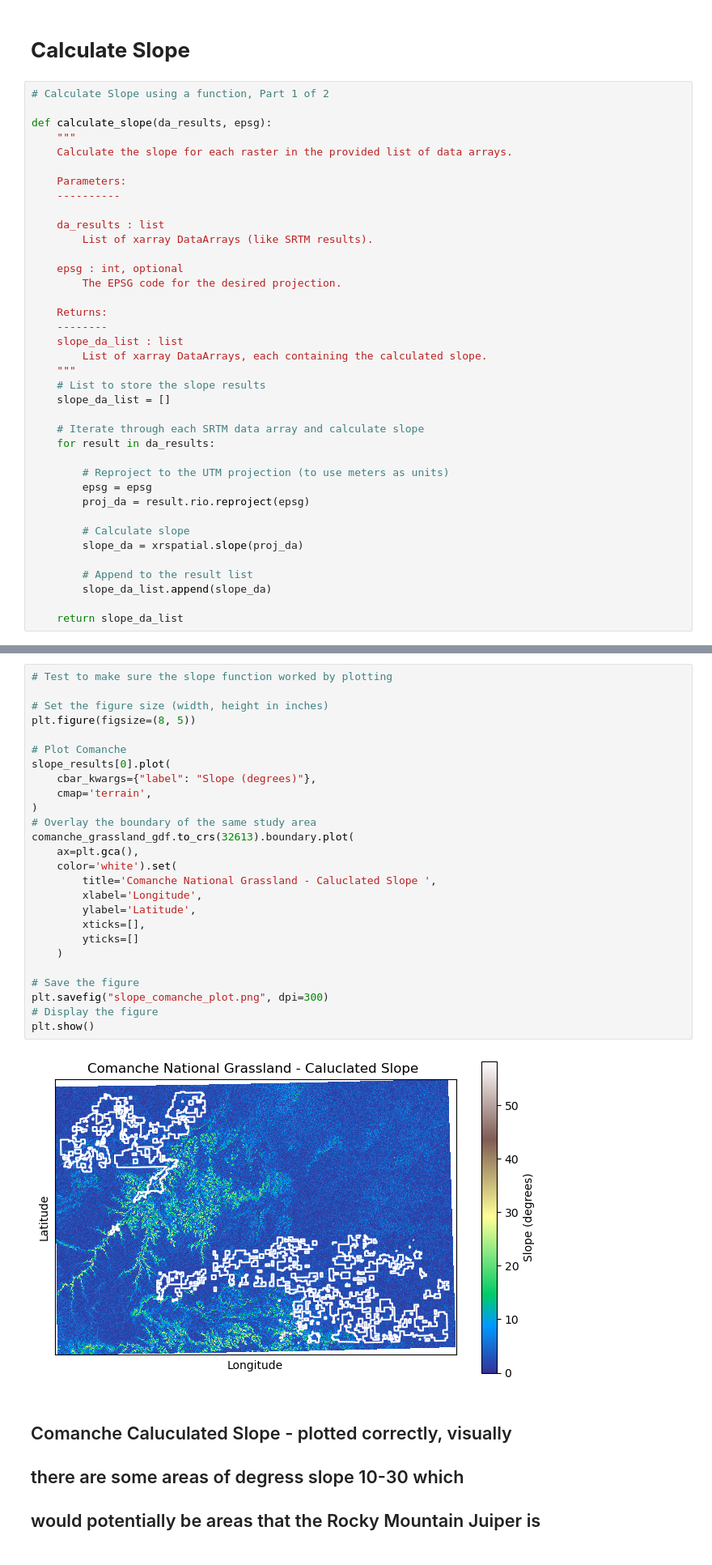
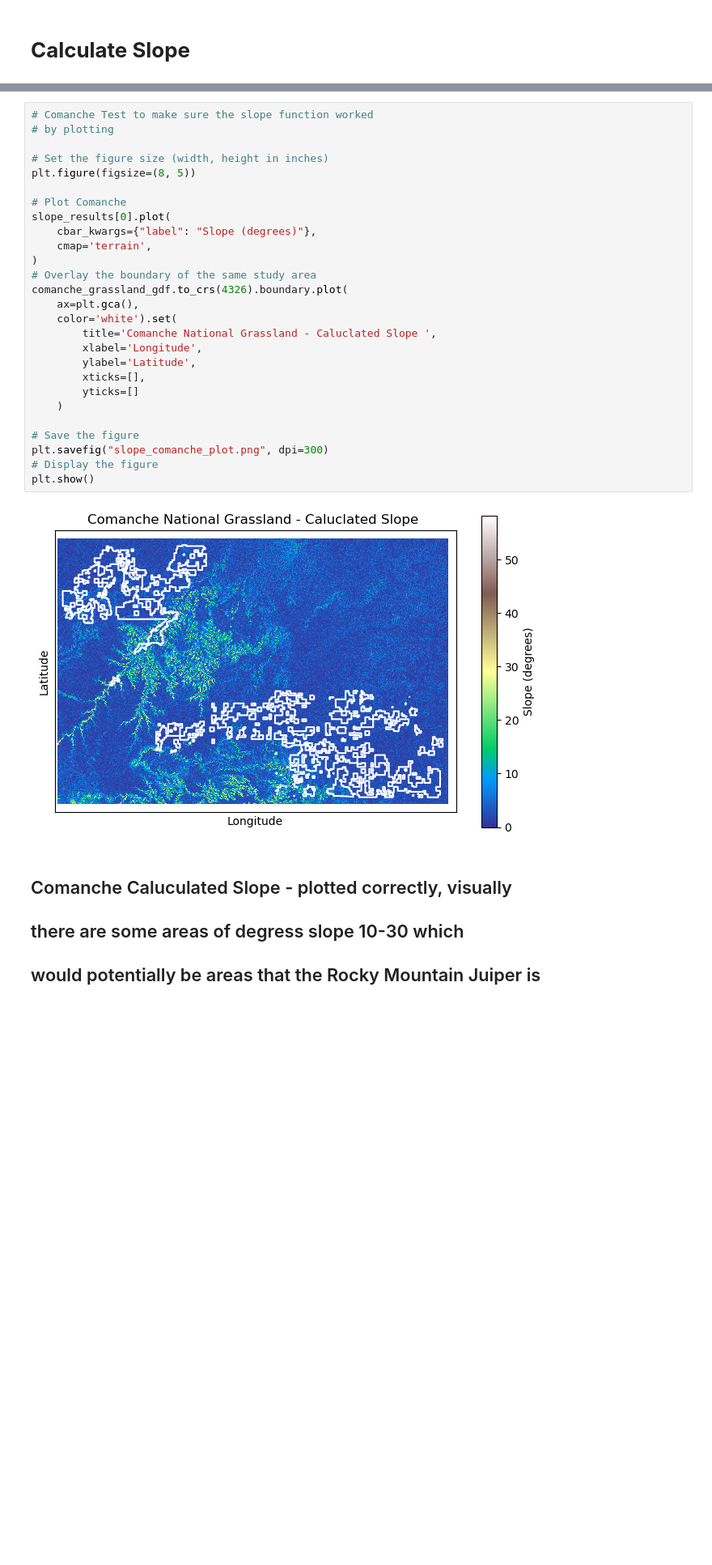
Before and after one commit to earthlab-education/habitat-suitability-brglea, a Jupyter notebook: notebooks/climate.ipynb, the cells around one changed output, grey strips where cells are left out. Shown at 81% size. Cells and saved outputs as stored; diff of their text form; blank space fills up the shorter version.

```diff
--- a/notebooks/climate.ipynb
+++ b/notebooks/climate.ipynb
@@ -1386,41 +1389,3 @@ chosen, however based on the context, this grassland has less overall
 acerage or span in longitude and latitude and is smaller.
 # %% [markdown]
 # **Calculate Slope**
-# %%
-# Calculate Slope using a function, Part 1 of 2
-
-def calculate_slope(da_results, epsg):
-    """
-    Calculate the slope for each raster in the provided list of data arrays.
-
-    Parameters:
-    ----------
-
-    da_results : list
-        List of xarray DataArrays (like SRTM results).
-
-    epsg : int, optional
-        The EPSG code for the desired projection.
-
-    Returns:
-    --------
-    slope_da_list : list
-        List of xarray DataArrays, each containing the calculated slope.
-    """
-    # List to store the slope results
-    slope_da_list = []
-
-    # Iterate through each SRTM data array and calculate slope
-    for result in da_results:
-
-        # Reproject to the UTM projection (to use meters as units)
-        epsg = epsg
-        proj_da = result.rio.reproject(epsg)
-
-        # Calculate slope
-        slope_da = xrspatial.slope(proj_da)
-
-        # Append to the result list
-        slope_da_list.append(slope_da)
-
-    return slope_da_list
@@ -1452,31 +1460,32 @@ slope_results
 # %%
-# Test to make sure the slope function worked by plotting
+# Comanche Test to make sure the slope function worked
+# by plotting
 
 # Set the figure size (width, height in inches)
 plt.figure(figsize=(8, 5))
 
 # Plot Comanche
 slope_results[0].plot(
     cbar_kwargs={"label": "Slope (degrees)"},
     cmap='terrain',
 )
 # Overlay the boundary of the same study area
-comanche_grassland_gdf.to_crs(32613).boundary.plot(
+comanche_grassland_gdf.to_crs(4326).boundary.plot(
     ax=plt.gca(),
     color='white').set(
         title='Comanche National Grassland - Caluclated Slope ',
         xlabel='Longitude',
         ylabel='Latitude',
         xticks=[],
         yticks=[]
     )
 
 # Save the figure
 plt.savefig("slope_comanche_plot.png", dpi=300)
 # Display the figure
 plt.show()
 # %% [output]
-[figure, old version]
+[figure, new version]
 # %% [markdown]
 ## Comanche Caluculated Slope - plotted correctly, visually
 ## there are some areas of degress slope 10-30 which
```
Also changed, not shown: parts of 26 cells of this notebook, 4 other files.
